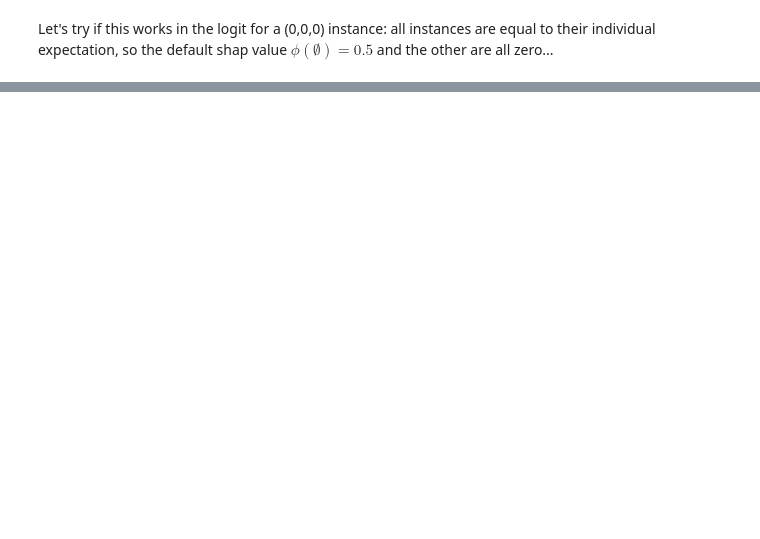
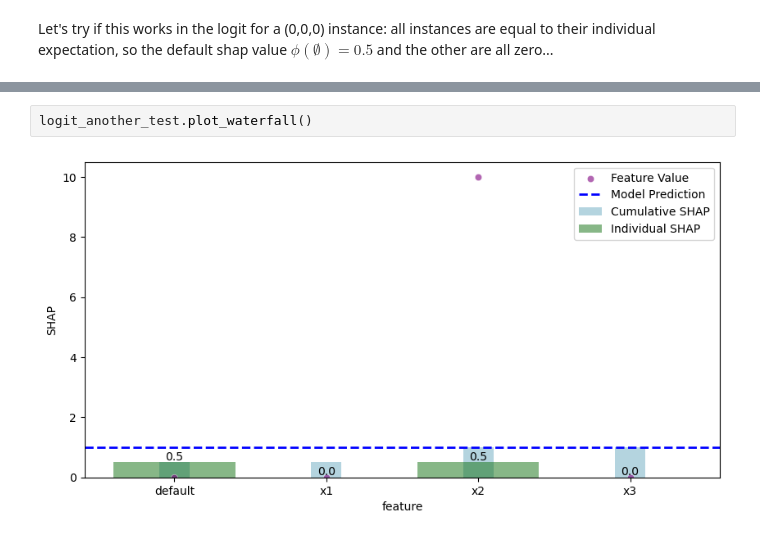
Before and after one commit to lasse-meixner/causal_trees, a Jupyter notebook: exact_SHAP.ipynb, the cells around one changed output, grey strips where cells are left out. Drawn from its saved outputs; the diff is of its cells as text; blank space fills up the shorter version.

```diff
--- a/exact_SHAP.ipynb
+++ b/exact_SHAP.ipynb
@@ -316,0 +403,4 @@ What is the relationship to familiar econometric concepts in the logit, such as
+# %%
+logit_another_test.plot_waterfall()
+# %% [output]
+[figure, added]
```
Also changed, not shown: parts of 24 cells of this notebook.
